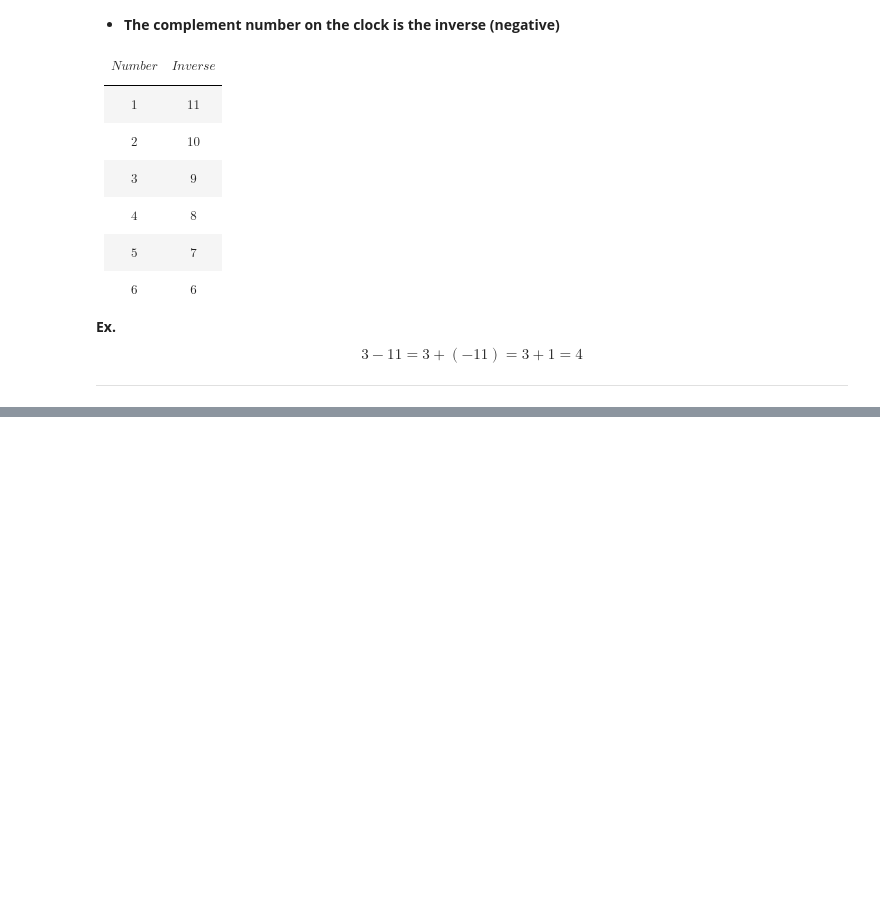
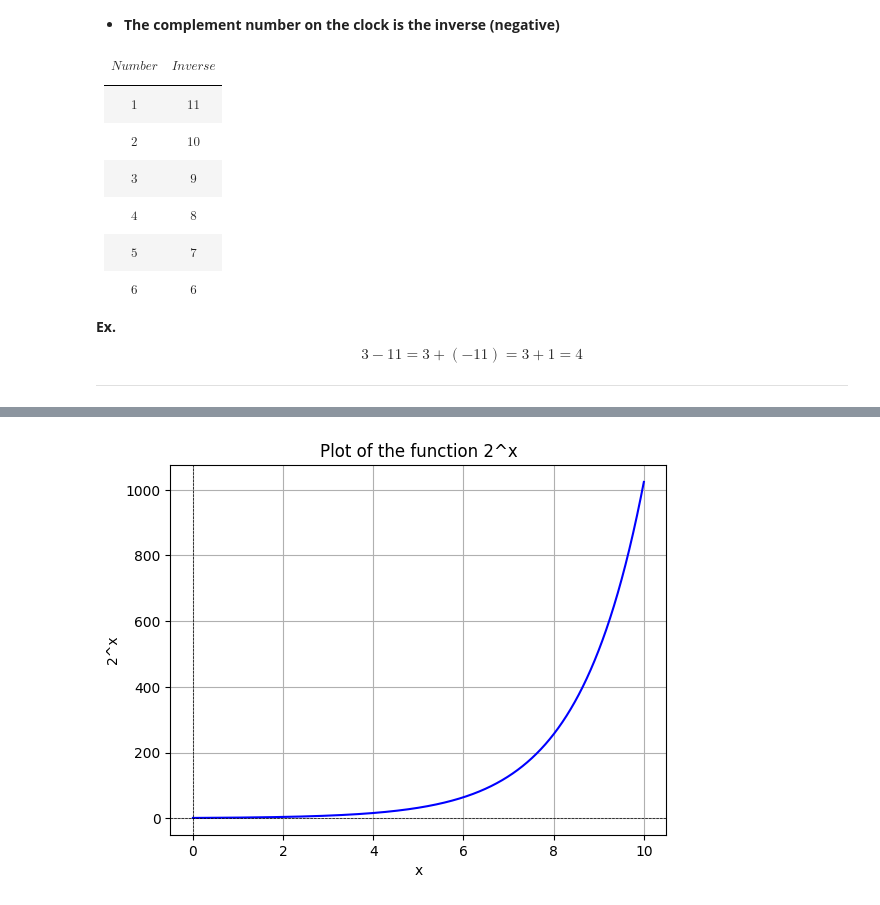
Before and after one commit to BigdraCo1/ZK-FROM-SCRATCH, a Jupyter notebook: NumberSystem.ipynb, the cells around one changed output, grey strips where cells are left out. Saved outputs shown, nothing was run; the diff lists cells and outputs as text; code cells hidden in the pictures; blank space fills up the shorter version.

```diff
--- a/NumberSystem.ipynb
+++ b/NumberSystem.ipynb
@@ -228,0 +260,28 @@ Thus, we have proved that $$ a^{p-1} \equiv 1 \pmod{p} $$ for any integer ( a )
+# %%
+# Import necessary libraries
+import numpy as np
+import matplotlib.pyplot as plt
+
+# Create an array of x values
+x = np.linspace(0, 10, 10000)  # 100 points from -5 to 5
+
+# Calculate y values for the function 2^x
+y = 2 ** x
+
+# Create the plot
+plt.plot(x, y, color='blue')
+
+# Add labels and title
+plt.xlabel('x')
+plt.ylabel('2^x')
+plt.title('Plot of the function 2^x')
+
+# Add a grid for better readability
+plt.grid()
+
+# Show the plot
+plt.axhline(0, color='black', lw=0.5, ls='--')  # Add x-axis
+plt.axvline(0, color='black', lw=0.5, ls='--')  # Add y-axis
+plt.show()
+# %% [output]
+[figure, added]
```
Also changed, not shown: parts of 7 cells of this notebook.
